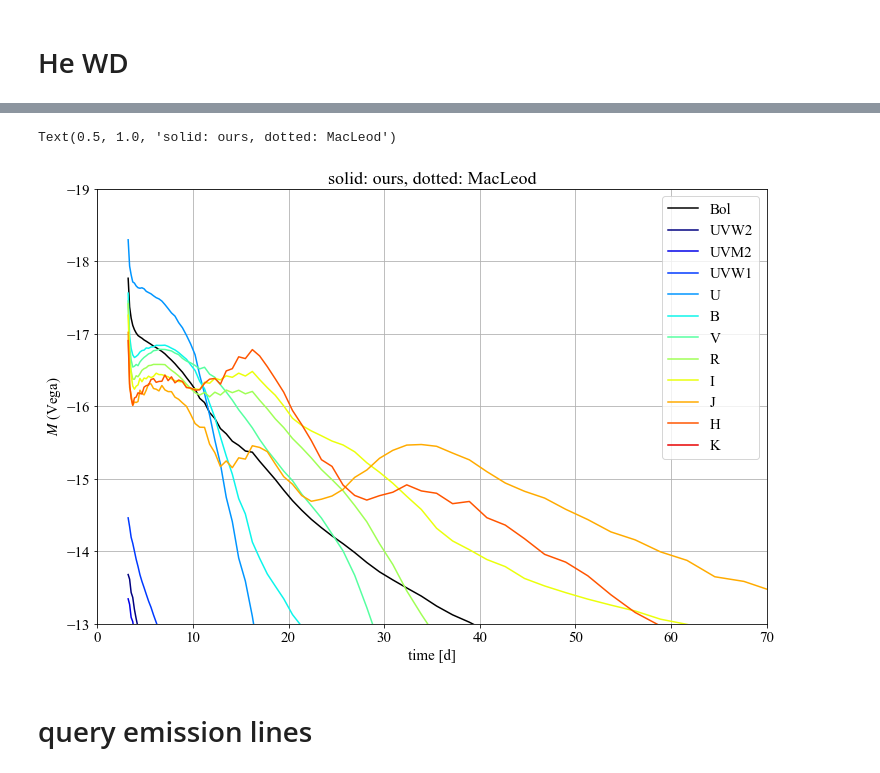
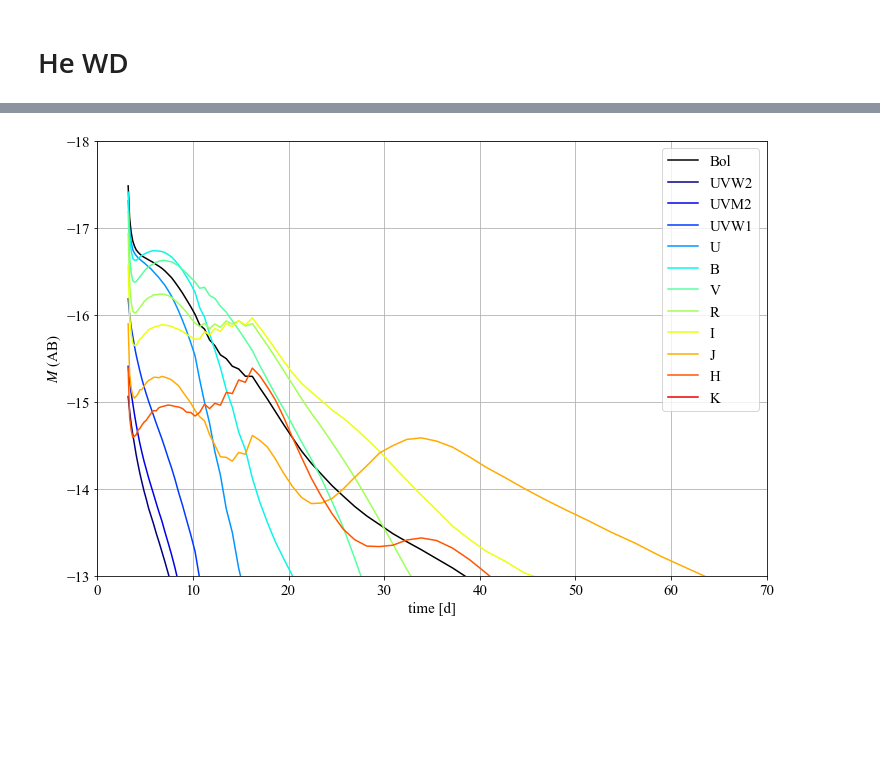
Before and after one commit to KjrKwn/photons, a Jupyter notebook: analysis/python/plot.ipynb, the cells around one changed output, grey strips where cells are left out. Cells and saved outputs as stored; diff of their text form; code cells hidden in the pictures; blank space fills up the shorter version.

```diff
--- a/analysis/python/plot.ipynb
+++ b/analysis/python/plot.ipynb
@@ -211,16 +135,17 @@ phi 10
  [0.62831853 1.25663706 1.88495559 2.51327412 3.14159265 3.76991118
  4.39822972 5.02654825 5.65486678 6.28318531]
 # %%
-# system = "Vega"
+system = "Vega"
 # system = "AB"
 # system = "ST"
 
 
 lc_maeda_bol     = spectra_reduced.calc_bolometric_luminosity().bolometric_luminosity_to_magnitude()
-lc_maeda_swift   = photontools.calc_band_flux(spectra_reduced, filters[2]).convert_flux_to_magnitude(filters[2], system=system)
-lc_maeda_focas   = photontools.calc_band_flux(spectra_reduced, filters[0]).convert_flux_to_magnitude(filters[1], system=system)
+lc_maeda_focas   = photontools.calc_band_flux(spectra_reduced, filters[0]).convert_flux_to_magnitude(filters[0], system=system)
 lc_maeda_john    = photontools.calc_band_flux(spectra_reduced, filters[1]).convert_flux_to_magnitude(filters[1], system=system)
-lc_maeda_twomass = photontools.calc_band_flux(spectra_reduced, filters[3]).convert_flux_to_magnitude(filters[3], system=system)
+# lc_maeda_ps      = photontools.calc_band_flux(spectra_reduced, filters[2]).convert_flux_to_magnitude(filters[2], system=system)
+lc_maeda_swift   = photontools.calc_band_flux(spectra_reduced, filters[3]).convert_flux_to_magnitude(filters[3], system=system)
+lc_maeda_twomass = photontools.calc_band_flux(spectra_reduced, filters[4]).convert_flux_to_magnitude(filters[4], system=system)
 # %% [markdown]
 # mean lightcurve over theta and phi
 # %%
@@ -229,7 +154,7 @@ plt.figure(figsize=(12,8))
 
 plt.plot(lc_maeda_bol.times, lc_maeda_bol.data[:,:,:].mean(axis=(1,2)), label="Bol", color="black")
 # swift
-list_index_bands = np.argsort(filters[2].effective_wavelength)
+list_index_bands = np.argsort(filter_swift.effective_wavelength)
 for i in list_index_bands[:3]:
     band = lc_maeda_swift.bands[i]
     plt.plot(lc_maeda_swift.times, lc_maeda_swift.data[:,:,:,i].mean(axis=(1,2)),
@@ -245,7 +170,7 @@ for i in list_index_bands[:3]:
 #              color=dict_color[band])
 
 #johnson
-list_index_bands = np.argsort(filters[1].effective_wavelength)
+list_index_bands = np.argsort(filter_johnson.effective_wavelength)
 for i in list_index_bands:
     band = lc_maeda_john.bands[i][0]
     plt.plot(lc_maeda_john.times, lc_maeda_john.data[:,:,:,i].mean(axis=(1,2)),
@@ -253,7 +178,7 @@ for i in list_index_bands:
              color=dict_color[band])
 
 #twomass
-list_index_bands = np.argsort(filters[3].effective_wavelength)
+list_index_bands = np.argsort(filter_twomass.effective_wavelength)
 for i in list_index_bands:
     band = lc_maeda_twomass.bands[i][0].capitalize()
     plt.plot(lc_maeda_twomass.times, lc_maeda_twomass.data[:,:,:,i].mean(axis=(1,2)),
@@ -347,26 +272,27 @@ Wall time: 6.15 s
 # %%
 # system = "Vega"
-# system = "AB"
+system = "AB"
 # system = "ST"
 
 
 lc_maeda_bol     = spectra_reduced.calc_bolometric_luminosity().bolometric_luminosity_to_magnitude()
-lc_maeda_swift   = photontools.calc_band_flux(spectra_reduced, filters[2]).convert_flux_to_magnitude(filters[2], system=system)
-lc_maeda_focas   = photontools.calc_band_flux(spectra_reduced, filters[0]).convert_flux_to_magnitude(filters[1], system=system)
+lc_maeda_focas   = photontools.calc_band_flux(spectra_reduced, filters[0]).convert_flux_to_magnitude(filters[0], system=system)
 lc_maeda_john    = photontools.calc_band_flux(spectra_reduced, filters[1]).convert_flux_to_magnitude(filters[1], system=system)
-lc_maeda_twomass = photontools.calc_band_flux(spectra_reduced, filters[3]).convert_flux_to_magnitude(filters[3], system=system)
+# lc_maeda_ps      = photontools.calc_band_flux(spectra_reduced, filters[2]).convert_flux_to_magnitude(filters[2], system=system)
+lc_maeda_swift   = photontools.calc_band_flux(spectra_reduced, filters[3]).convert_flux_to_magnitude(filters[3], system=system)
+lc_maeda_twomass = photontools.calc_band_flux(spectra_reduced, filters[4]).convert_flux_to_magnitude(filters[4], system=system)
 # %%
 j_theta=0
-j_theta_ed=2
-k_phi=4
-k_phi_ed=6
+j_theta_ed=-1
+k_phi=0
+k_phi_ed=-1
 
 
 plt.figure(figsize=(12,8))
 
 plt.plot(lc_maeda_bol.times, lc_maeda_bol.data[:,j_theta:j_theta_ed,k_phi:k_phi_ed].mean(axis=(1,2)), label="Bol", color="black")
 # swift
-list_index_bands = np.argsort(filters[2].effective_wavelength)
+list_index_bands = np.argsort(filter_swift.effective_wavelength)
 for i in list_index_bands[:3]:
     band = lc_maeda_swift.bands[i]
     plt.plot(lc_maeda_swift.times, lc_maeda_swift.data[:,j_theta:j_theta_ed,k_phi:k_phi_ed,i].mean(axis=(1,2)),
@@ -382,7 +308,7 @@ for i in list_index_bands[:3]:
 #              color=dict_color[band])
 
 #johnson
-list_index_bands = np.argsort(filters[1].effective_wavelength)
+list_index_bands = np.argsort(filter_johnson.effective_wavelength)
 for i in list_index_bands:
     band = lc_maeda_john.bands[i][0]
     plt.plot(lc_maeda_john.times, lc_maeda_john.data[:,j_theta:j_theta_ed,k_phi:k_phi_ed,i].mean(axis=(1,2)),
@@ -390,39 +316,36 @@ for i in list_index_bands:
              color=dict_color[band])
 
 #twomass
-list_index_bands = np.argsort(filters[3].effective_wavelength)
+list_index_bands = np.argsort(filter_twomass.effective_wavelength)
 for i in list_index_bands:
     band = lc_maeda_twomass.bands[i][0].capitalize()
     plt.plot(lc_maeda_twomass.times, lc_maeda_twomass.data[:,j_theta:j_theta_ed,k_phi:k_phi_ed,i].mean(axis=(1,2)),
              label=band,
              color=dict_color[band])
 
 # plt.title("Maeda")
 # plt.grid()
 # plt.gca().invert_yaxis()
 plt.legend()
 
 
 # plt.plot(lc_ML_bol.times, lc_ML_bol.data[:,j_theta:j_theta_ed,k_phi:k_phi_ed].mean(axis=(1,2)), label="Bol", color="black", linestyle=lss[3])
 # for i, band in enumerate(lc_ML.bands):
 #     if (i>0):
 #         plt.plot(lc_ML.times, lc_ML.data[:,j_theta:j_theta_ed,k_phi:k_phi_ed,i].mean(axis=(1,2)),
 #     #                  label=band[1],
 #                  color=dict_color[band[1]],
 #                  linestyle=lss[3])
 
 # plt.title("MacLeod")
 plt.xlabel("time [d]")
-plt.ylabel(r"$M$ (Vega)")
+plt.ylabel(r"$M$ (AB)")
 plt.xlim(0,70)
-plt.ylim(-19,-13)
+plt.ylim(-18,-13)
 plt.grid()
 plt.gca().invert_yaxis()
-plt.title("solid: ours, dotted: MacLeod")
+# plt.title("solid: ours, dotted: MacLeod")
 # plt.legend()
-# plt.savefig("figs/cowd/lc_compare.png")
+# plt.savefig("figs/hewd/lc_mean_AB.png")
 # %% [output]
-Text(0.5, 1.0, 'solid: ours, dotted: MacLeod')
-[figure, old version]
+[figure, new version]
-# %% [markdown]
-# query emission lines
```
Also changed, not shown: parts of 31 cells of this notebook.
